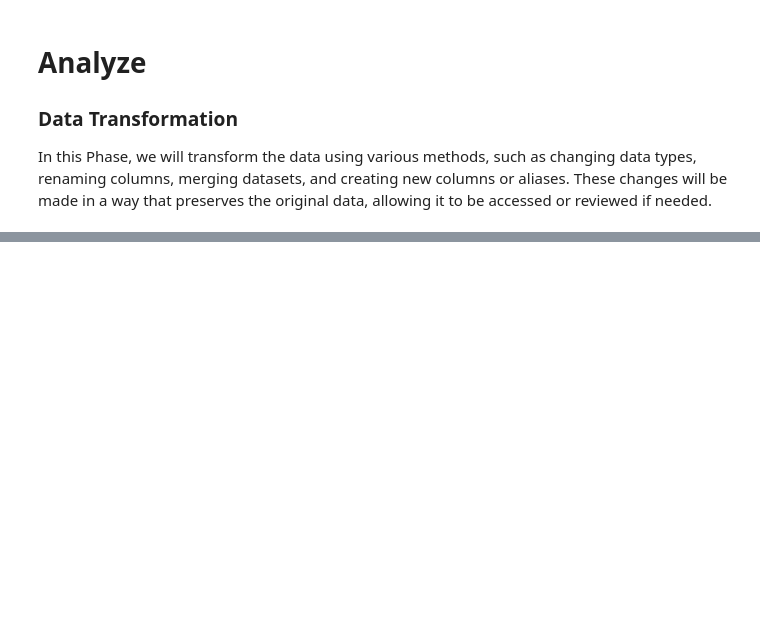
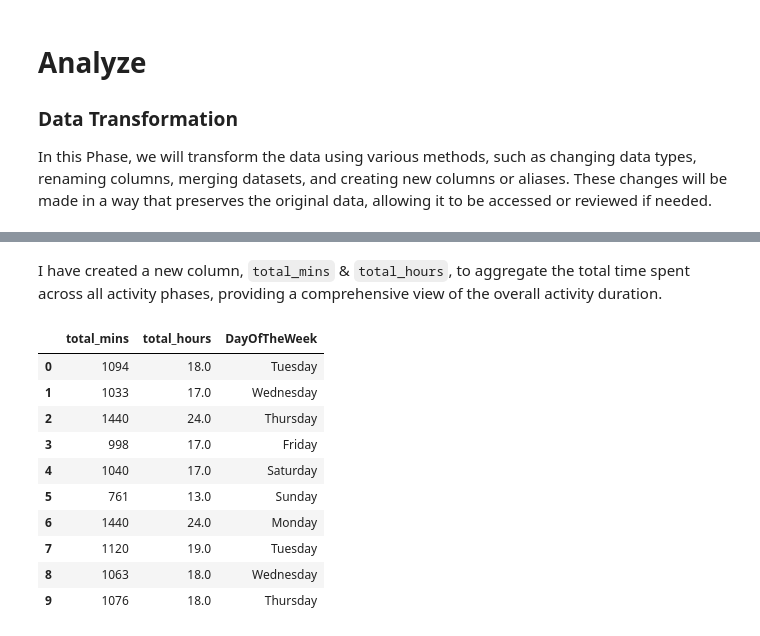
Before and after one commit to lyalldata/Data-Analysis-Portfolio, a Jupyter notebook: Python/BellaBeat/Bellabeat.ipynb, the cells around one changed output, grey strips where cells are left out. Drawn from its saved outputs; the diff is of its cells as text; code cells hidden in the pictures; blank space fills up the shorter version.

```diff
--- a/Python/BellaBeat/Bellabeat.ipynb
+++ b/Python/BellaBeat/Bellabeat.ipynb
@@ -228,0 +247,20 @@ In this Phase, we will transform the data using various methods, such as changin
+# %%
+# Daily dataset date formatting
+df1['ActivityDay'] = pd.to_datetime(df1['ActivityDay'], format="%m/%d/%Y")
+
+# Heart rate dataset date and time formatting
+heart = heartrate_seconds.copy()
+heart['Date'] = pd.to_datetime(heart['Time'], format="%m/%d/%Y %I:%M:%S %p")
+
+# Weight log dataset date formatting
+weight = weight_log.copy()
+weight['Date'] = pd.to_datetime(weight['Date'], format="%m/%d/%Y %I:%M:%S %p")
+
+# Sleep log dataset date formatting
+sleep = sleep_log.copy()
+sleep['SleepDay'] = pd.to_datetime(sleep['SleepDay'], format="%m/%d/%Y %I:%M:%S %p")
+
+print("Daily Dataset", df1['ActivityDay'].dtype,
+      "\nHeart Rate Dataset", heart['Date'].dtype,
+      "\nWeight Log Dataset", weight['Date'].dtype,
+      "\nSleep Log Dataset", sleep['SleepDay'].dtype)
@@ -228,0 +274,11 @@ In this Phase, we will transform the data using various methods, such as changin
+# %%
+# reindex function to rearrange the data
+df_2= df1.copy()
+
+# print 1st 5 rows to confirm
+df_2['DayOfTheWeek'] = df_2['ActivityDay'].dt.day_name()
+df_2.DayOfTheWeek.value_counts()
+# df_2.info()
+
+heart['DayOfTheWeek'] = heart['Date'].dt.day_name()
+heart.DayOfTheWeek.value_counts()
@@ -228,0 +338,5 @@ In this Phase, we will transform the data using various methods, such as changin
+# %%
+# deleting duplicate columns
+df_2 = df_2.drop(columns = ['VeryActiveMinutes_y', 'FairlyActiveMinutes_y', 'LightlyActiveMinutes_y', 'SedentaryMinutes_y',
+        'VeryActiveDistance_y', 'ModeratelyActiveDistance_y', 'LightActiveDistance_y', 'SedentaryActiveDistance_y', 'Calories_y','StepTotal'])
+df_2.info()
@@ -228,0 +361,22 @@ In this Phase, we will transform the data using various methods, such as changin
+# %% [markdown]
+I have created a new column, `total_mins` & `total_hours`, to aggregate the total time spent across all activity phases, providing a comprehensive view of the overall activity duration.
+# %%
+#total mins column
+df_2['total_mins'] = df_2['VeryActiveMinutes_x'] + df_2['FairlyActiveMinutes_x'] + df_2['LightlyActiveMinutes_x'] + df_2['SedentaryMinutes_x']
+
+#total hours column
+df_2['total_hours'] =round(df_2['total_mins']/60)
+
+df_2[['total_mins','total_hours','DayOfTheWeek']].head(10)
+# %% [output]
+|  | total_mins | total_hours | DayOfTheWeek |
+| 0 | 1094 | 18.0 | Tuesday |
+| 1 | 1033 | 17.0 | Wednesday |
+| 2 | 1440 | 24.0 | Thursday |
+| 3 | 998 | 17.0 | Friday |
+| 4 | 1040 | 17.0 | Saturday |
+| 5 | 761 | 13.0 | Sunday |
+| 6 | 1440 | 24.0 | Monday |
+| 7 | 1120 | 19.0 | Tuesday |
+| 8 | 1063 | 18.0 | Wednesday |
+| 9 | 1076 | 18.0 | Thursday |
```
Also changed, not shown: parts of 22 cells of this notebook.
